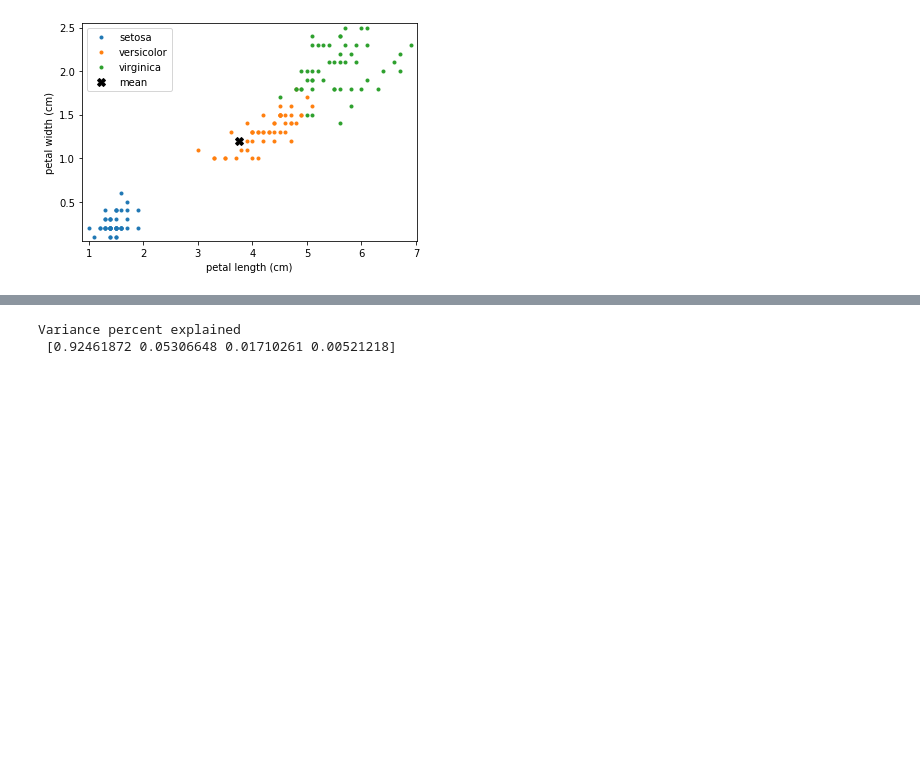
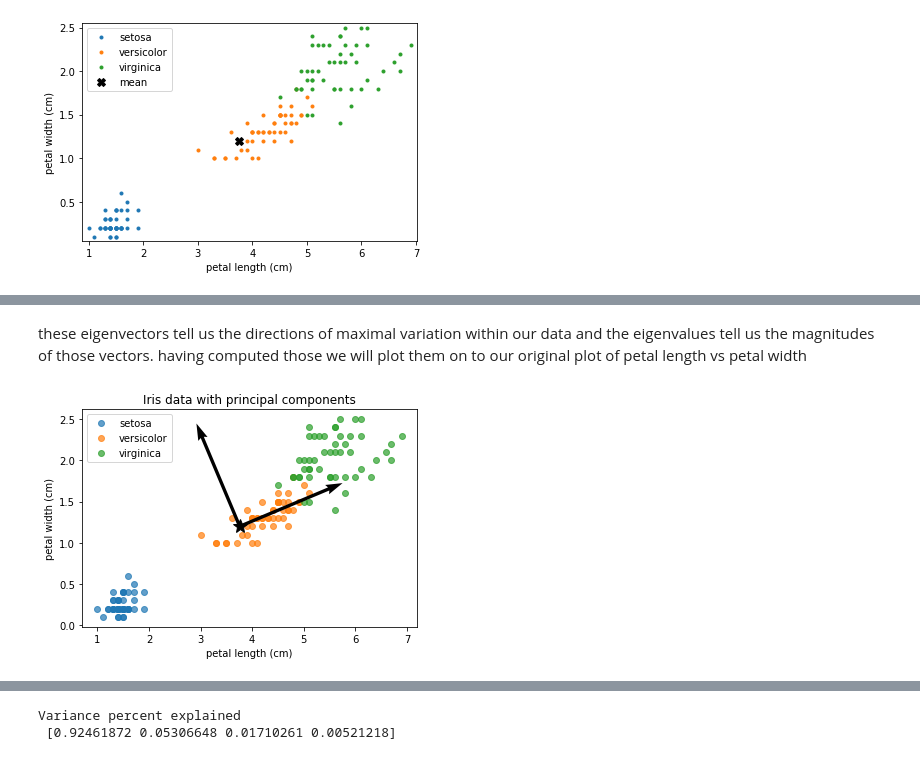
Before and after one commit to andrewkern/bio399, a Jupyter notebook: week5.ipynb, the cells around one changed output, grey strips where cells are left out. Cells and saved outputs as stored; diff of their text form; code cells hidden in the pictures; blank space fills up the shorter version.

```diff
--- a/week5.ipynb
+++ b/week5.ipynb
@@ -14,13 +14,14 @@ PCA has been used in many different ways in computational genetics. For instance
 ## `Scikit-learn`
 To play with PCA and other clustering algorithms we will use a fantastic python package that is aimed at machine learning (a subset of statistics).
 # %%
+import sklearn
 from sklearn import datasets
 import pandas as pd
 from matplotlib import pyplot as plt
 import numpy as np
 import seaborn as sns
 
-iris = sklearn.datasets.load_iris()
+iris = datasets.load_iris()
 df_iris = pd.DataFrame(iris.data,columns=iris.feature_names)
 df_iris['species'] = iris.target_names[iris.target]
 
@@ -64,0 +77,5 @@ plt.ylabel('petal width (cm)');
+# %%
+# Substract the mean from the measurements.
+df_centered = df_iris.loc[:, ['petal length (cm)', 'petal width (cm)']]
+for col in df_centered.columns:
+    df_centered[col] -= df_centered[col].mean()
@@ -64,0 +91,8 @@ plt.ylabel('petal width (cm)');
+# %%
+cov_mat = np.cov(df_centered.transpose())
+print('Covariance matrix \n', cov_mat)
+
+eig_vals, eig_vecs = np.linalg.eig(cov_mat)
+
+print('Eigenvectors\n', eig_vecs)
+print('\nEigenvalues\n', eig_vals)
@@ -64,0 +109,23 @@ plt.ylabel('petal width (cm)');
+# %% [markdown]
+these eigenvectors tell us the directions of maximal variation within our data and the eigenvalues tell us the magnitudes of those vectors. having computed those we will plot them on to our original plot of petal length vs petal width
+# %%
+# Plot Petal length vs petal width only
+for key, group in df_iris.groupby(['species']):
+    plt.plot(group['petal length (cm)'], group['petal width (cm)'],
+               label=key, marker='o', linestyle='none', alpha=0.7)
+
+# Add the mean value to the plot
+plt.plot(m[0], m[1], marker='*', color='black', markersize=15)
+
+# Add arrows showing the eigenvectors
+plt.quiver([m[0]]*2, [m[1]]*2, eig_vecs[:,1], eig_vecs[:,0], zorder=11,
+           width=0.01, scale=3)
+
+# Tidy up plot
+plt.legend()
+#plt.margins(0.02)
+plt.xlabel('petal length (cm)')
+plt.ylabel('petal width (cm)')
+plt.title('Iris data with principal components');
+# %% [output]
+[figure, added]
```
Also changed, not shown: parts of 15 cells of this notebook, 2 other files.
